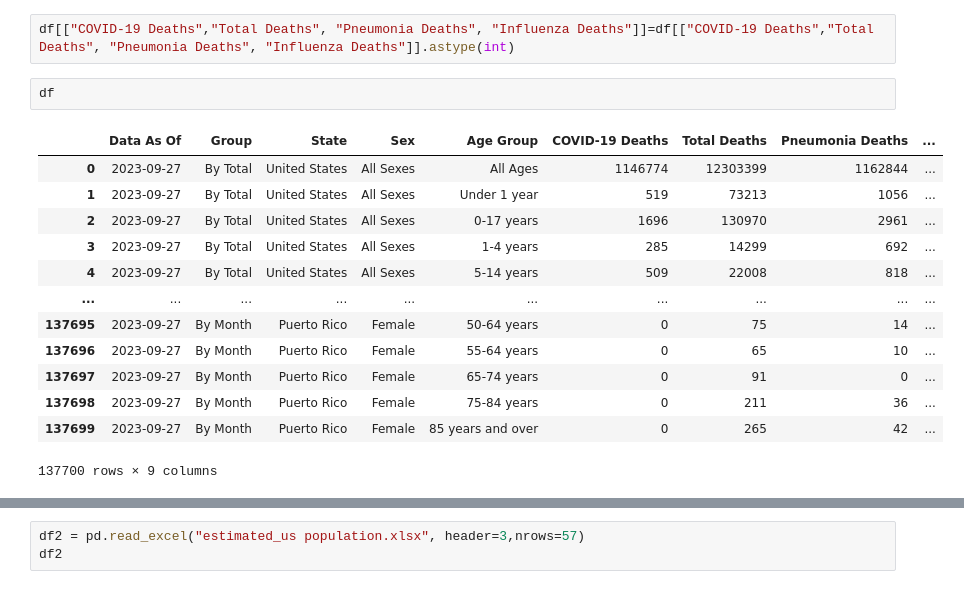
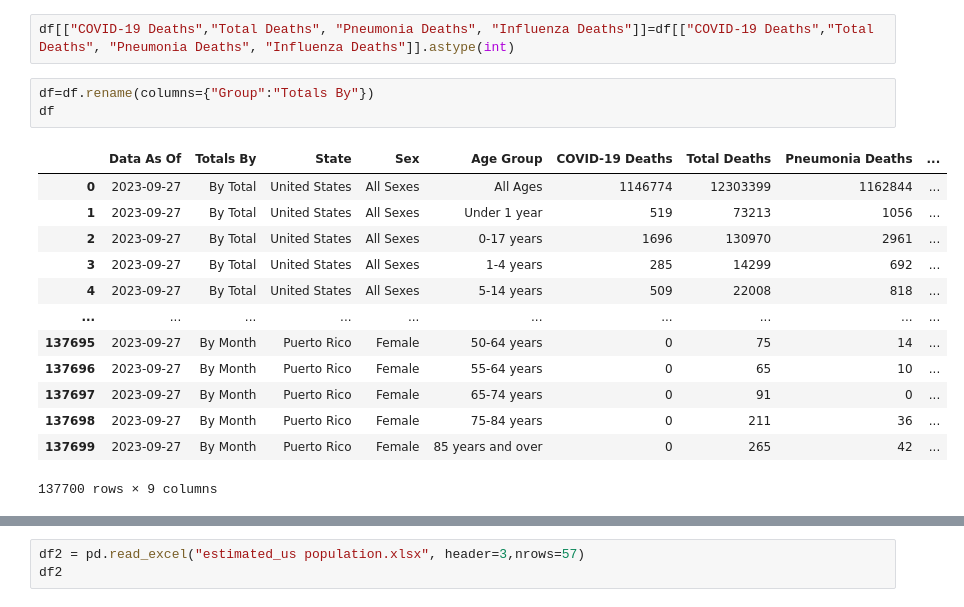
Before and after one commit to Bgrlgymnast/project-3-data-ethics-group4, a Jupyter notebook: Team4-COVID.ipynb, the cells around one changed output, grey strips where cells are left out. Drawn from its saved outputs; the diff is of its cells as text.

Commit message:
updated data

```diff
--- a/Team4-COVID.ipynb
+++ b/Team4-COVID.ipynb
@@ -45,9 +45,10 @@ df=df.fillna(0)
 # %%
 df[["COVID-19 Deaths","Total Deaths", "Pneumonia Deaths", "Influenza Deaths"]]=df[["COVID-19 Deaths","Total Deaths", "Pneumonia Deaths", "Influenza Deaths"]].astype(int)
 # %%
+df=df.rename(columns={"Group":"Totals By"})
 df
 # %% [output]
-|  | Data As Of | Group | State | Sex | Age Group | COVID-19 Deaths | Total Deaths | Pneumonia Deaths | ... |
+|  | Data As Of | Totals By | State | Sex | Age Group | COVID-19 Deaths | Total Deaths | Pneumonia Deaths | ... |
 | 0 | 2023-09-27 | By Total | United States | All Sexes | All Ages | 1146774 | 12303399 | 1162844 | ... |
 | 1 | 2023-09-27 | By Total | United States | All Sexes | Under 1 year | 519 | 73213 | 1056 | ... |
 | 2 | 2023-09-27 | By Total | United States | All Sexes | 0-17 years | 1696 | 130970 | 2961 | ... |
```
Also changed, not shown: parts of 10 cells of this notebook, 7 other files.
